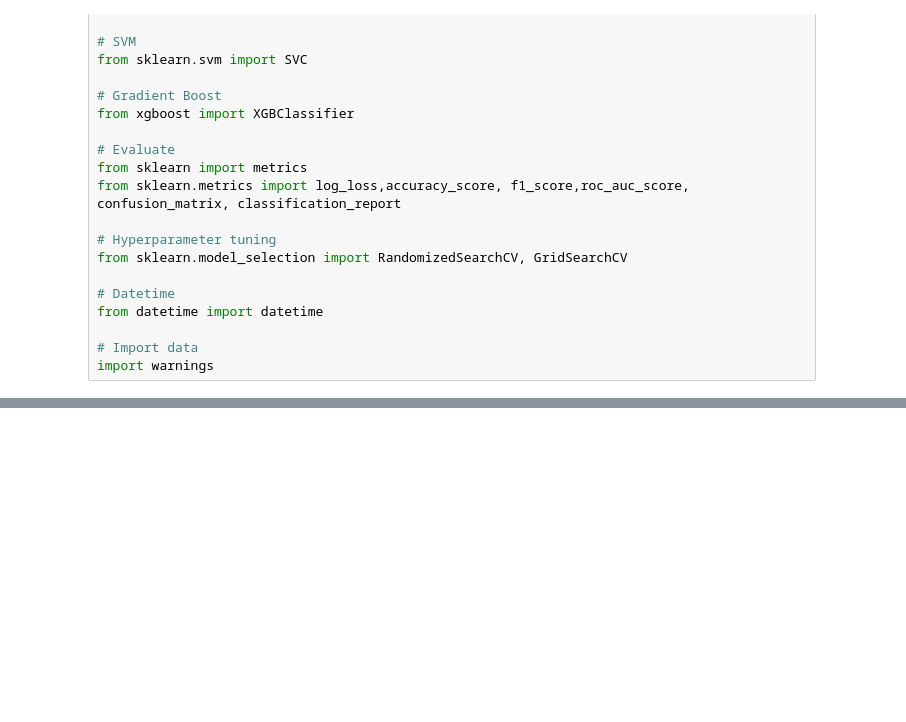
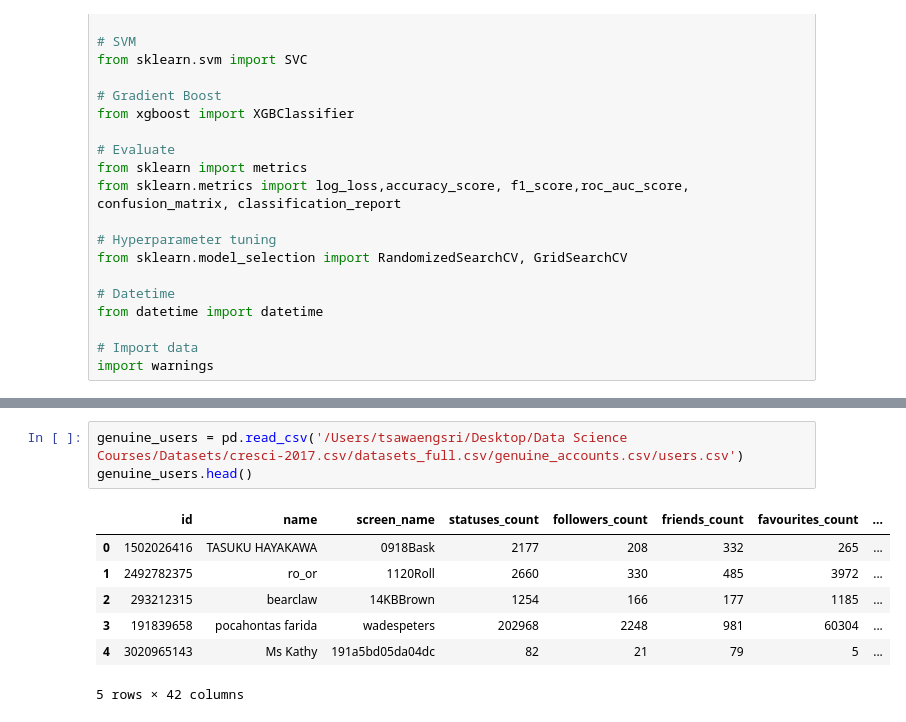
Before and after one commit to tsaw8/Thinkful_Project, a Jupyter notebook: Capstone: Unsupervised learning/Unsupervised Learning .ipynb, the cells around one changed output, grey strips where cells are left out. Cells and saved outputs as stored; diff of their text form; blank space fills up the shorter version.

```diff
--- a/Capstone: Unsupervised learning/Unsupervised Learning .ipynb
+++ b/Capstone: Unsupervised learning/Unsupervised Learning .ipynb
@@ -100,0 +153,11 @@ memory usage: 20.2+ KB
+# %%
+genuine_users = pd.read_csv('/Users/tsawaengsri/Desktop/Data Science Courses/Datasets/cresci-2017.csv/datasets_full.csv/genuine_accounts.csv/users.csv')
+genuine_users.head()
+# %% [output]
+|  | id | name | screen_name | statuses_count | followers_count | friends_count | favourites_count | ... |
+| 0 | 1502026416 | TASUKU HAYAKAWA | 0918Bask | 2177 | 208 | 332 | 265 | ... |
+| 1 | 2492782375 | ro_or | 1120Roll | 2660 | 330 | 485 | 3972 | ... |
+| 2 | 293212315 | bearclaw | 14KBBrown | 1254 | 166 | 177 | 1185 | ... |
+| 3 | 191839658 | pocahontas farida | wadespeters | 202968 | 2248 | 981 | 60304 | ... |
+| 4 | 3020965143 | Ms Kathy | 191a5bd05da04dc | 82 | 21 | 79 | 5 | ... |
+5 rows × 42 columns
```
Also changed, not shown: parts of 14 cells of this notebook, 1 other file.
